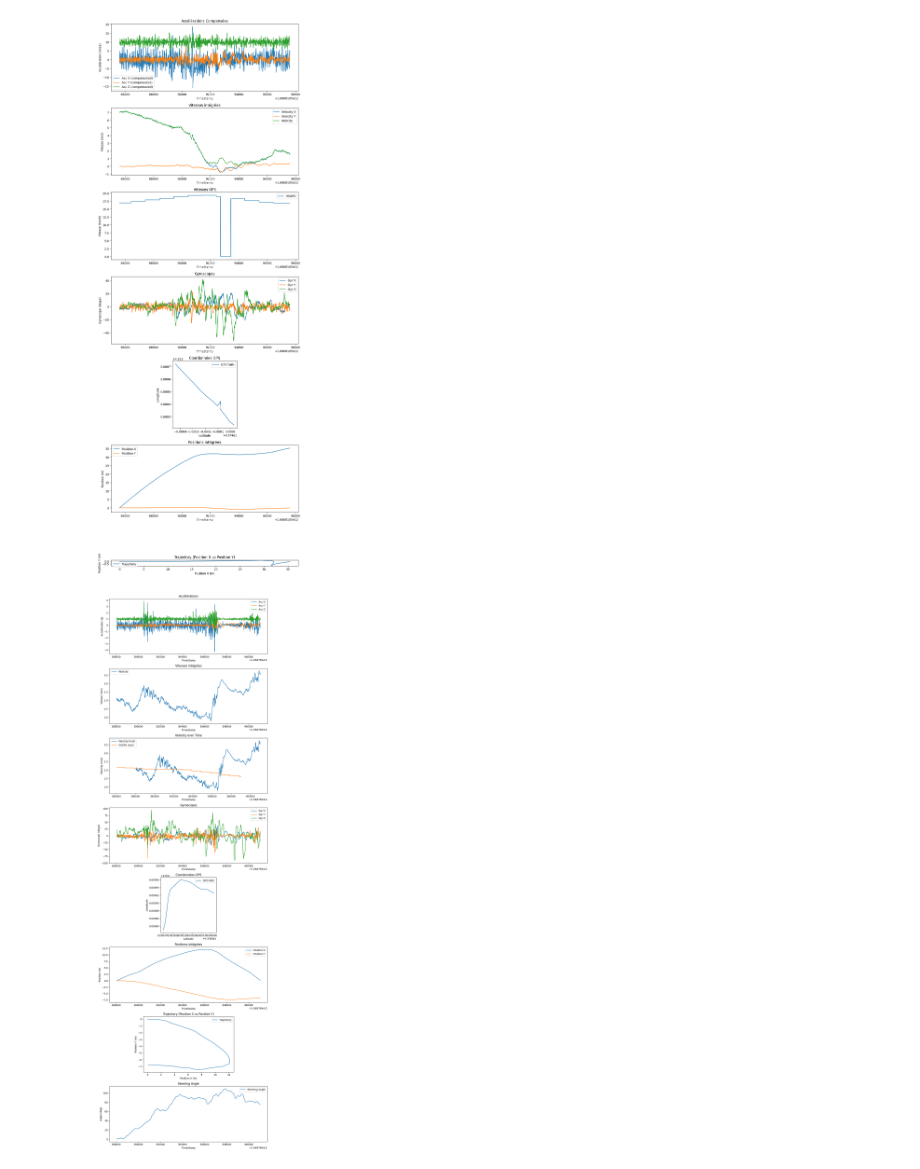
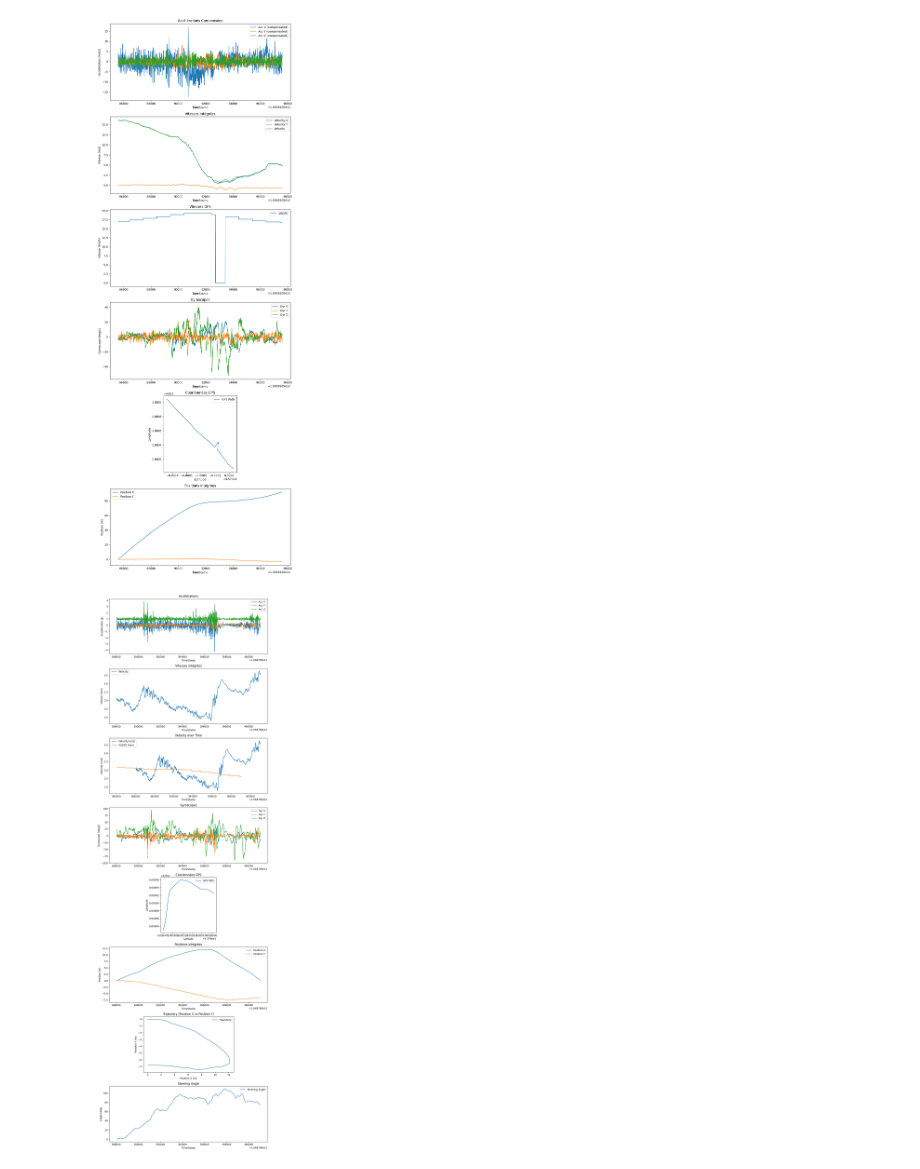
Before and after one commit to martin1207/NEWMOB, a Jupyter notebook: test.ipynb, the cells around one changed output. Cells and saved outputs as stored; diff of their text form; code cells hidden in the pictures.

```diff
--- a/test.ipynb
+++ b/test.ipynb
@@ -5,4 +5,4 @@ import matplotlib.pyplot as plt
 import geopandas as gpd
 # %%
 # Read the CSV file with proper data type handling
-video1 = pd.read_csv('examples_interactions_pietons/t1_107-119_2023-06-15 08_27_58.csv', sep=';')
+video1 = pd.read_csv('examples_interactions_pietons/trot1.csv', sep=';')
@@ -14,16 +16,17 @@ import matplotlib.pyplot as plt
 time_diff = np.diff(video1['TimeStamp'], prepend=video1['TimeStamp'].iloc[0]) / 1000.0
 
 # Compensez les effets de la gravité sur les mesures d'accélération
-acc_x = video1[' AccX(g)']*9.81
-acc_y = video1[' AccY(g)']*9.81
-acc_z = video1[' AccZ(g)']*9.81
+acc_x = video1[' AccX(g)']*9.81 -video1[' gravX']
+acc_y = video1[' AccY(g)']*9.81 -video1[' gravY']
+acc_z = video1[' AccZ(g)']*9.81 -video1[' gravZ']
 
 # Intégrer les données d'accélération pour obtenir la vitesse
-velocity_x = np.cumsum(video1[' AccX(g)']*9.81 * time_diff)+7
-velocity_y = np.cumsum(video1[' AccY(g)']*9.81  * time_diff)
-velocity_z = np.cumsum(video1[' AccZ(g)']*9.81  * time_diff)
+velocity_x = np.cumsum(acc_x  * time_diff)+16
+velocity_y = np.cumsum(acc_y  * time_diff)
+velocity_z = np.cumsum(acc_z  * time_diff)
 
 velocity = np.sqrt(velocity_x**2 + velocity_y**2)
+
 
 
 # Intégrer les vitesses pour obtenir les positions
@@ -32,7 +35,7 @@ position_y = np.cumsum(velocity_y * time_diff)
 position_z = np.cumsum(velocity_z * time_diff)
 
 # Créer une figure et des sous-graphiques
-fig, axs = plt.subplots(7, 1, figsize=(10, 28))
+fig, axs = plt.subplots(6, 1, figsize=(10, 28))
 
 # Plot des accélérations compensées
 axs[0].plot(video1['TimeStamp'], acc_x, label='Acc X (compensated)')
@@ -65,38 +68,31 @@ axs[3].plot(video1['TimeStamp'], video1[' GyrX(deg/s)'], label='Gyr X')
 axs[3].plot(video1['TimeStamp'], video1[' GyrY(deg/s)'], label='Gyr Y')
 axs[3].plot(video1['TimeStamp'], video1[' GyrZ(deg/s)'], label='Gyr Z')
 axs[3].set_title('Gyroscopes')
 axs[3].set_xlabel('TimeStamp')
 axs[3].set_ylabel('Gyroscope (deg/s)')
 axs[3].legend()
 
 # Plot des coordonnées GPS
 axs[4].plot(video1[' Lat'], video1[' Long'], label='GPS Path')
 axs[4].set_title('Coordonnées GPS')
 axs[4].set_xlabel('Latitude')
 axs[4].set_ylabel('Longitude')
 axs[4].legend()
 axs[4].set_aspect('equal', 'box')
 
 # Plot des positions intégrées
 axs[5].plot(video1['TimeStamp'], position_x, label='Position X')
 axs[5].plot(video1['TimeStamp'], position_y, label='Position Y')
 axs[5].set_title('Positions intégrées')
 axs[5].set_xlabel('TimeStamp')
 axs[5].set_ylabel('Position (m)')
 axs[5].legend()
 
-# Plot de la trajectoire à partir des positions intégrées
-axs[6].plot(position_x, position_y, label='Trajectory')
-axs[6].set_title('Trajectory (Position X vs Position Y)')
-axs[6].set_xlabel('Position X (m)')
-axs[6].set_ylabel('Position Y (m)')
-axs[6].legend()
-axs[6].set_aspect('equal', 'box')
 
 # Ajuster l'espacement entre les sous-graphiques
 plt.tight_layout()
 
 # Afficher les graphiques
 plt.show()
 # %% [output]
-[figure, old version]
+[figure, new version]
```
Also changed, not shown: parts of 10 cells of this notebook.
